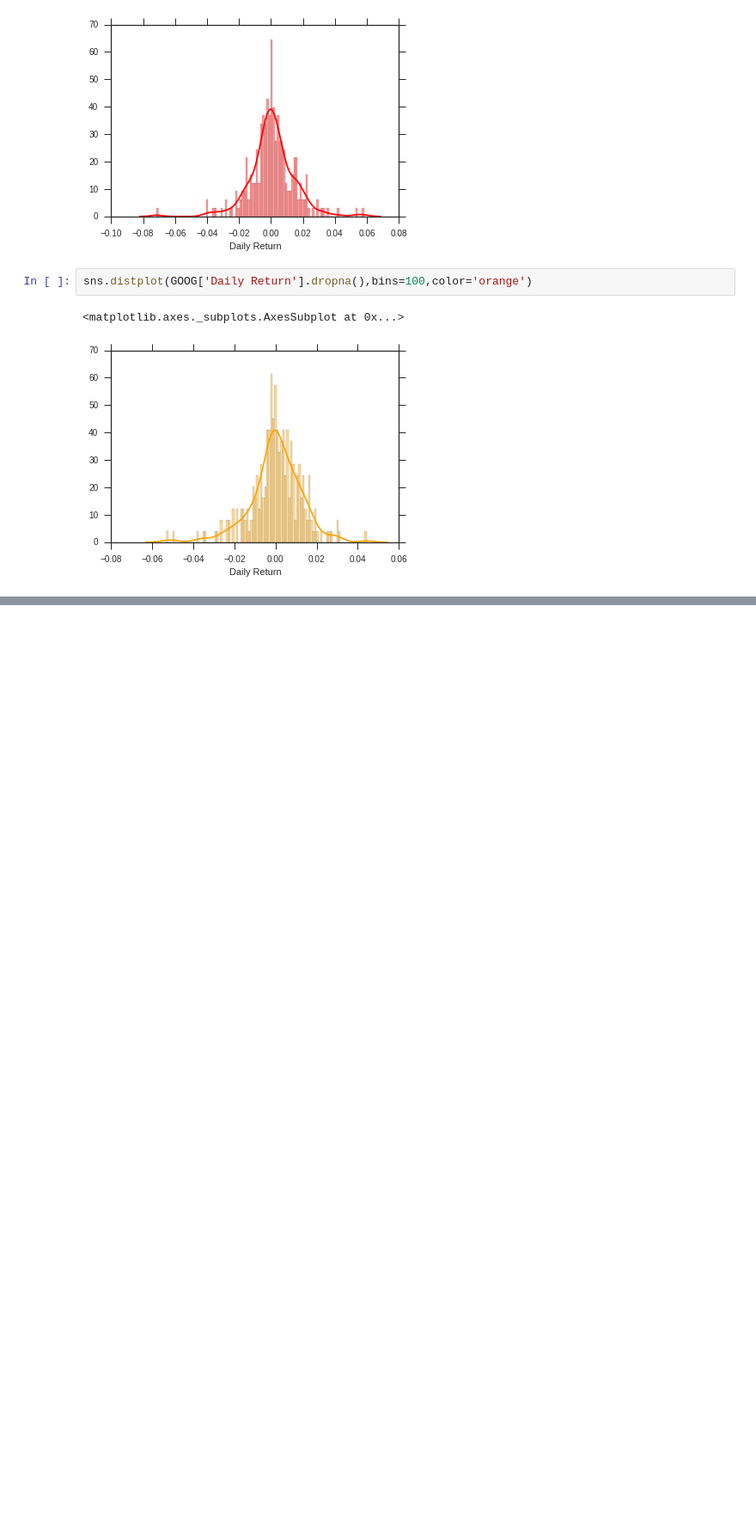
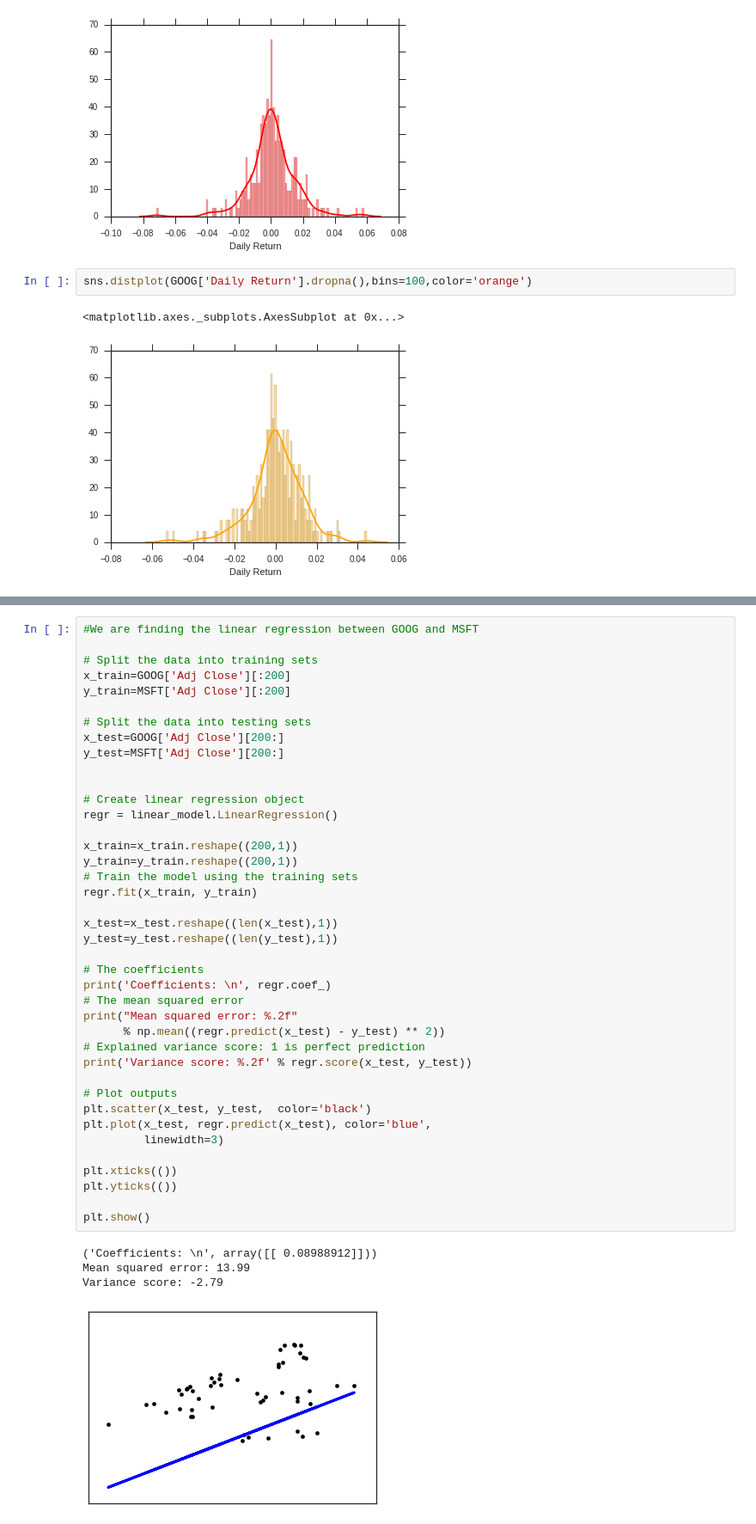
Before and after one commit to irfanalidv/Stock-Market-Analysis, a Jupyter notebook: Stock Market Analysis.ipynb, the cells around one changed output, grey strips where cells are left out. Shown: that part at 86% size. Drawn from its saved outputs; the diff is of its cells as text; blank space fills up the shorter version.

```diff
--- a/Stock Market Analysis.ipynb
+++ b/Stock Market Analysis.ipynb
@@ -185,0 +202,45 @@ sns.distplot(GOOG['Daily Return'].dropna(),bins=100,color='orange')
+# %%
+#We are finding the linear regression between GOOG and MSFT
+
+# Split the data into training sets
+x_train=GOOG['Adj Close'][:200]
+y_train=MSFT['Adj Close'][:200]
+
+# Split the data into testing sets
+x_test=GOOG['Adj Close'][200:]
+y_test=MSFT['Adj Close'][200:]
+
+
+# Create linear regression object
+regr = linear_model.LinearRegression()
+
+x_train=x_train.reshape((200,1))
+y_train=y_train.reshape((200,1))
+# Train the model using the training sets
+regr.fit(x_train, y_train)
+
+x_test=x_test.reshape((len(x_test),1))
+y_test=y_test.reshape((len(y_test),1))
+
+# The coefficients
+print('Coefficients: \n', regr.coef_)
+# The mean squared error
+print("Mean squared error: %.2f"
+      % np.mean((regr.predict(x_test) - y_test) ** 2))
+# Explained variance score: 1 is perfect prediction
+print('Variance score: %.2f' % regr.score(x_test, y_test))
+
+# Plot outputs
+plt.scatter(x_test, y_test,  color='black')
+plt.plot(x_test, regr.predict(x_test), color='blue',
+         linewidth=3)
+
+plt.xticks(())
+plt.yticks(())
+
+plt.show()
+# %% [output]
+('Coefficients: \n', array([[ 0.08988912]]))
+Mean squared error: 13.99
+Variance score: -2.79
+[figure, added]
```
Also changed, not shown: parts of 5 cells of this notebook.
